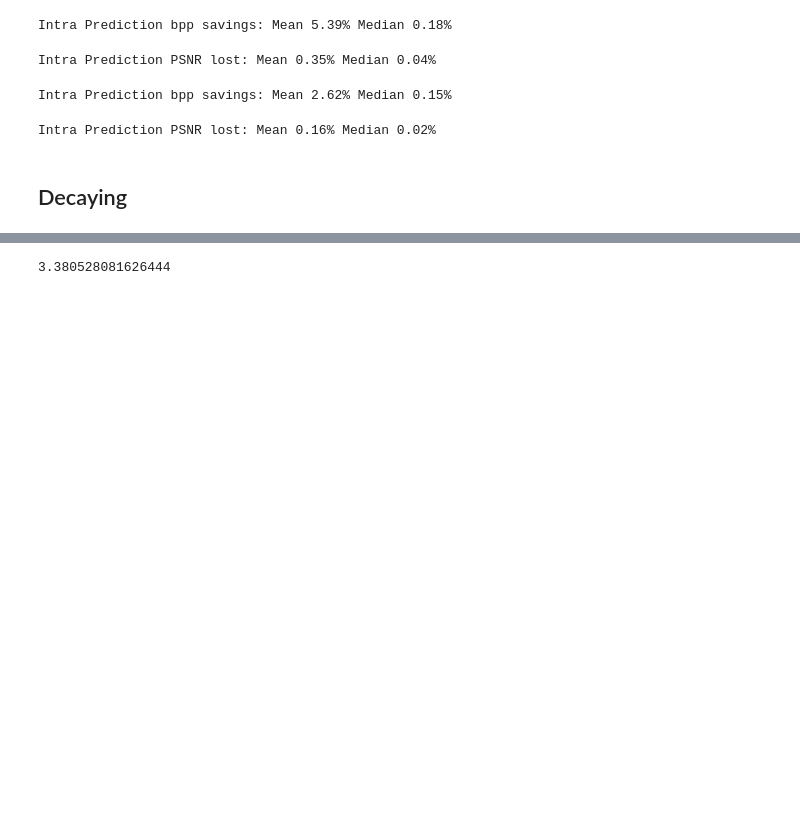
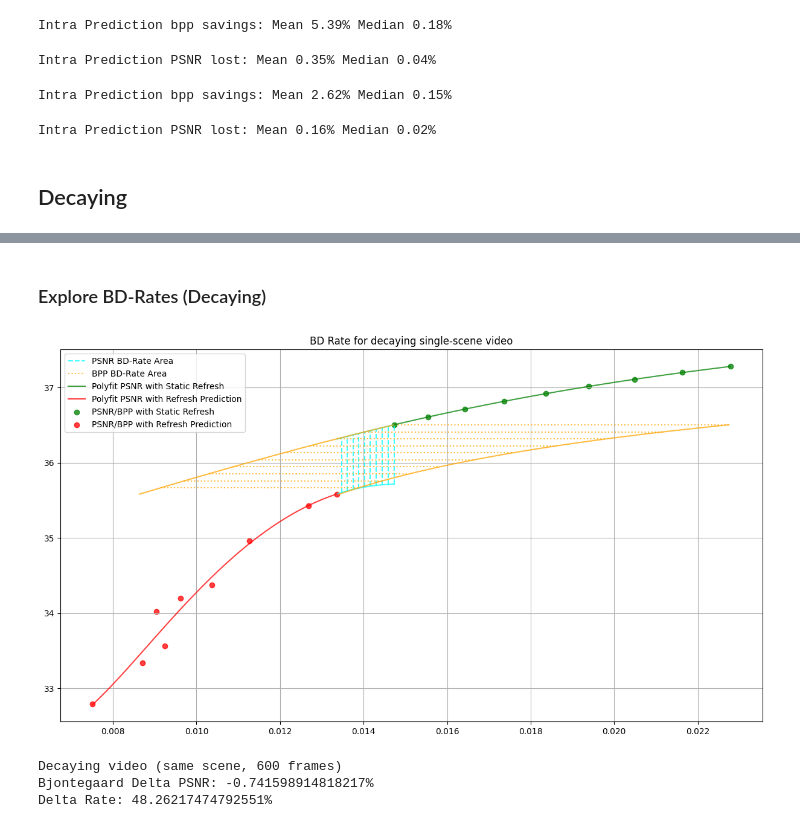
Before and after one commit to Punctuality/DCVC_Dynamic_Intra_Period, a Jupyter notebook: notebooks/explore_results.ipynb, the cells around one changed output, grey strips where cells are left out. Drawn from its saved outputs; the diff is of its cells as text; code cells hidden in the pictures; blank space fills up the shorter version.

```diff
--- a/notebooks/explore_results.ipynb
+++ b/notebooks/explore_results.ipynb
@@ -217,4 +325,2 @@ plt.legend()
-# %%
-(1 - (3429827 / 3549830)) * 100
-# %% [output]
-3.380528081626444
+# %% [markdown]
+### Explore BD-Rates (Decaying)
@@ -220,0 +346,45 @@ plt.legend()
+# %%
+psnr_static, bpp_static = get_mean_psnr_bpp_for_folder("../output/stream/decaying_mulitple_no_intra_1")
+psnr_pred, bpp_pred = get_mean_psnr_bpp_for_folder("../output/stream/decaying_multiple_norm_hybrid_1")
+# %%
+bd_psnr, psnr_int_range, p1_psnr, p2_psnr = bj_delta(bpp_static, psnr_static, bpp_pred, psnr_pred, mode=0)
+bd_rate, rate_int_range, p1_rate, p2_rate = bj_delta(bpp_static, psnr_static, bpp_pred, psnr_pred, mode=1)
+# %%
+plt.figure(figsize=(15, 8))
+plt.grid(True)
+
+plt.plot(psnr_int_range, np.polyval(p1_psnr, np.log(psnr_int_range)), c = 'cyan',  alpha = 0.75)
+plt.plot(psnr_int_range, np.polyval(p2_psnr, np.log(psnr_int_range)), c = 'cyan',  alpha = 0.75)
+for i, x in enumerate(psnr_int_range[::10]):
+    y_1 = np.polyval(p1_psnr, np.log(x))
+    y_2 = np.polyval(p2_psnr, np.log(x))
+    plt.plot([x,x], [min(y_1, y_2), max(y_1, y_2)], c = 'cyan', alpha = 0.75, linestyle='--', label = "" if i > 0 else "PSNR BD-Rate Area")
+
+plt.plot(np.exp(np.polyval(p1_rate, rate_int_range)), rate_int_range, c = 'orange',  alpha = 0.75)
+plt.plot(np.exp(np.polyval(p2_rate, rate_int_range)), rate_int_range, c = 'orange',  alpha = 0.75)
+for i, x in enumerate(rate_int_range[::10]):
+    y_1 = np.exp(np.polyval(p1_rate, x))
+    y_2 = np.exp(np.polyval(p2_rate, x))
+    plt.plot([min(y_1, y_2), max(y_1, y_2)], [x, x] , c = 'orange', alpha = 0.75, linestyle=':', label = "" if i > 0 else "BPP BD-Rate Area")
+
+x_int_points_static = np.linspace(np.min(bpp_static), np.max(bpp_static), 100)
+x_int_points_pred = np.linspace(np.min(bpp_pred), np.max(bpp_pred), 100)
+plt.plot(x_int_points_static, np.polyval(p1_psnr, np.log(x_int_points_static)), label = "Polyfit PSNR with Static Refresh", c = 'green',  alpha = 0.75)
+plt.plot(x_int_points_pred, np.polyval(p2_psnr, np.log(x_int_points_pred)), label = "Polyfit PSNR with Refresh Prediction", c = 'red', alpha = 0.75)
+
+plt.scatter(bpp_static, psnr_static, label = "PSNR/BPP with Static Refresh", marker='o', c = 'green', alpha = 0.75)
+plt.scatter(bpp_pred, psnr_pred, label = "PSNR/BPP with Refresh Prediction", marker='o', c = 'red', alpha = 0.75)
+
+plt.legend()
+plt.title("BD Rate for decaying single-scene video")
+
+plt.show()
+# %% [output]
+[figure, added]
+# %%
+print("Decaying video (same scene, 600 frames)")
+print("Bjontegaard Delta PSNR: {}%\nDelta Rate: {}%".format(bd_psnr, bd_rate))
+# %% [output]
+Decaying video (same scene, 600 frames)
+Bjontegaard Delta PSNR: -0.741598914818217%
+Delta Rate: 48.26217474792551%
```
Also changed, not shown: parts of 12 cells of this notebook, 6 other files.
